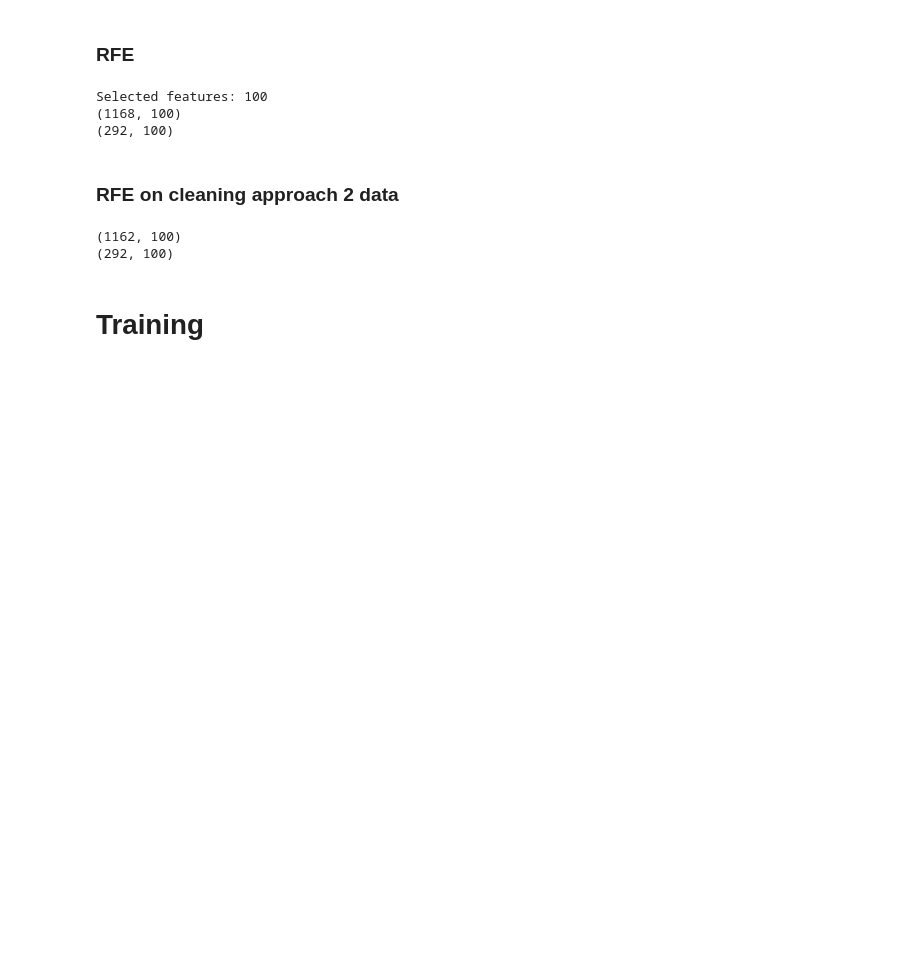
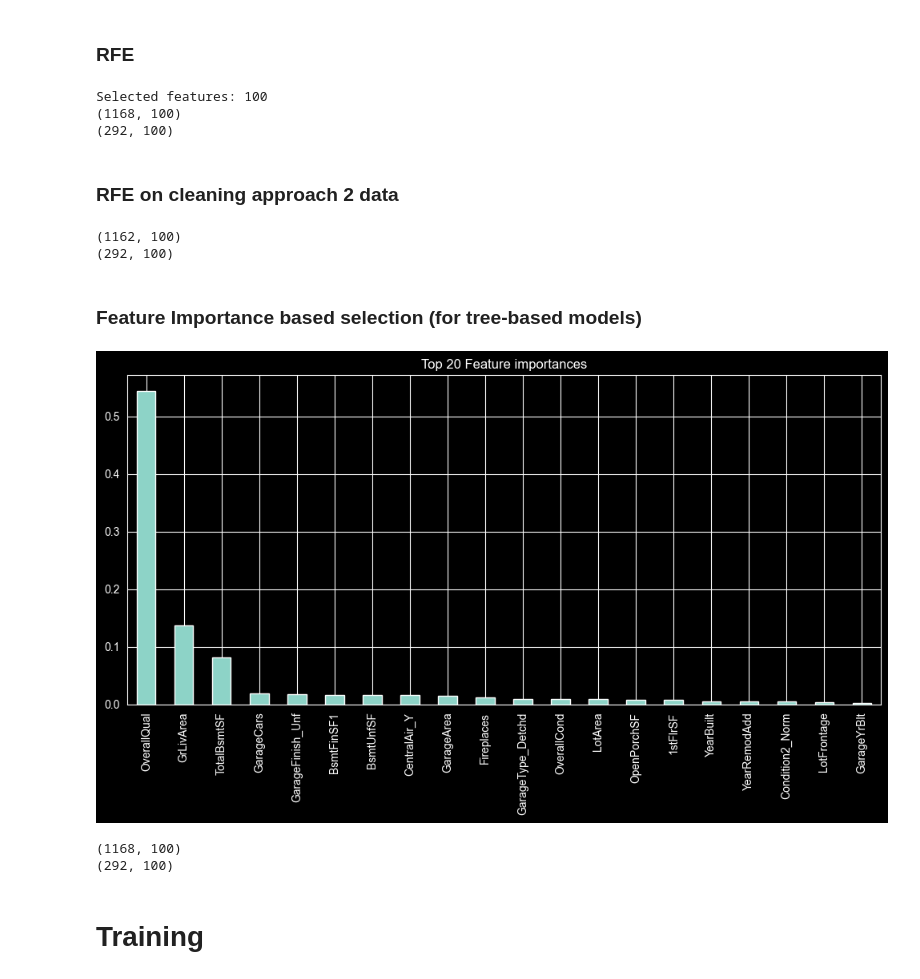
Before and after one commit to gdzag22/ml_assignment_1, a Jupyter notebook: model_experiment.ipynb, the cells around one changed output. Drawn from its saved outputs; the diff is of its cells as text; code cells hidden in the pictures; blank space fills up the shorter version.

Commit message:
Add decision tree model. Some changes in feature selection

```diff
--- a/model_experiment.ipynb
+++ b/model_experiment.ipynb
@@ -416,6 +416,35 @@ print(X_test2_rfe.shape)
 # %% [output]
 (1162, 100)
 (292, 100)
+# %% [markdown]
+### Feature Importance based selection (for tree-based models)
+# %%
+from sklearn.tree import DecisionTreeRegressor
+
+dt_selector = DecisionTreeRegressor(max_depth=10, random_state=42)
+dt_selector.fit(X_train_encoded, y_train)
+
+feature_importances = pd.Series(dt_selector.feature_importances_, index=X_train_encoded.columns)
+feature_importances = feature_importances.sort_values(ascending=False)
+
+# plot top 20
+plt.figure(figsize=(10, 6))
+feature_importances.head(20).plot(kind='bar')
+plt.title('Top 20 Feature importances')
+plt.tight_layout()
+plt.show()
+
+selected_features_dt = feature_importances.head(100).index
+
+X_train_dt = X_train_encoded[selected_features_dt]
+X_test_dt = X_test_encoded[selected_features_dt]
+
+print(X_train_dt.shape)
+print(X_test_dt.shape)
+# %% [output]
+[figure, added]
+(1168, 100)
+(292, 100)
 # %% [markdown]
 # Training
 # %%
```
Also changed, not shown: parts of 15 cells of this notebook.
